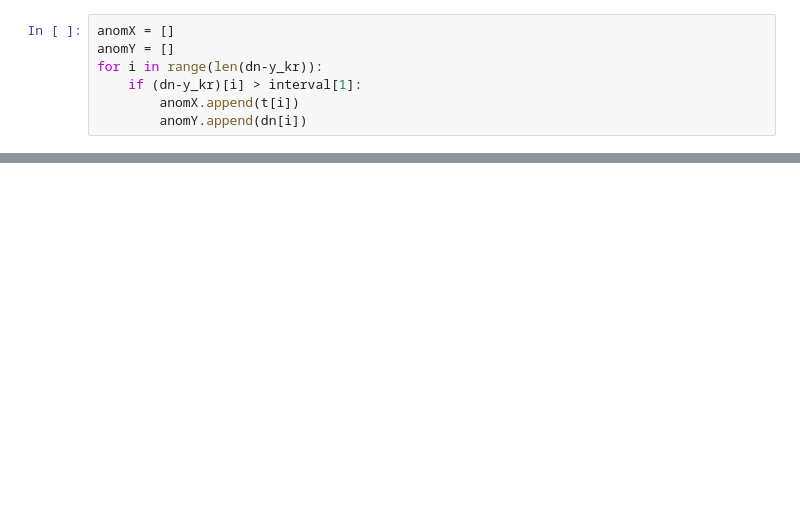
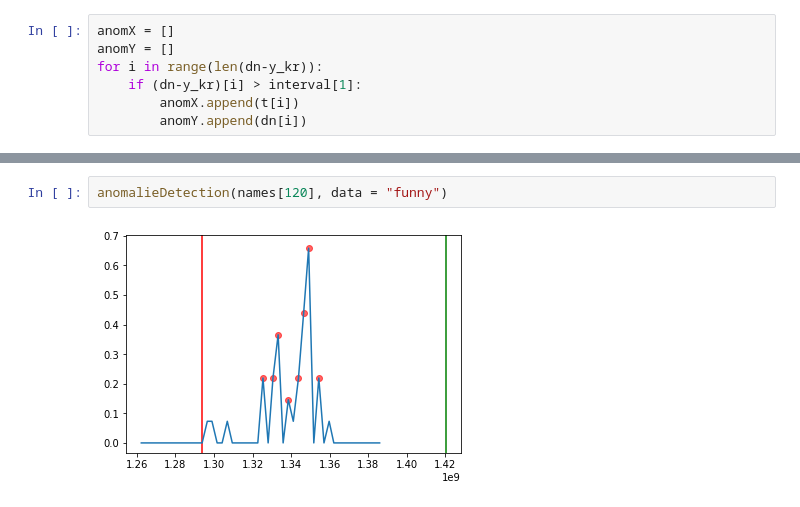
Before and after one commit to CornellDataScience/Yelp, a Jupyter notebook: salt-baes/Kenta/Dynamic_Time_Warping.ipynb, the cells around one changed output, grey strips where cells are left out. Drawn from its saved outputs; the diff is of its cells as text; blank space fills up the shorter version.

```diff
--- a/salt-baes/Kenta/Dynamic_Time_Warping.ipynb
+++ b/salt-baes/Kenta/Dynamic_Time_Warping.ipynb
@@ -627,0 +628,4 @@ anomalieDetection(names[2], save = True)
+# %%
+anomalieDetection(names[120], data = "funny")
+# %% [output]
+[figure, added]
```
Also changed, not shown: parts of 18 cells of this notebook.
